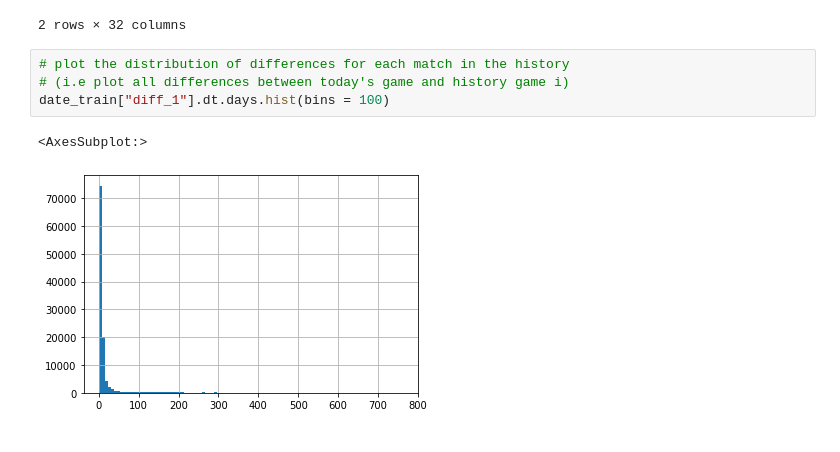
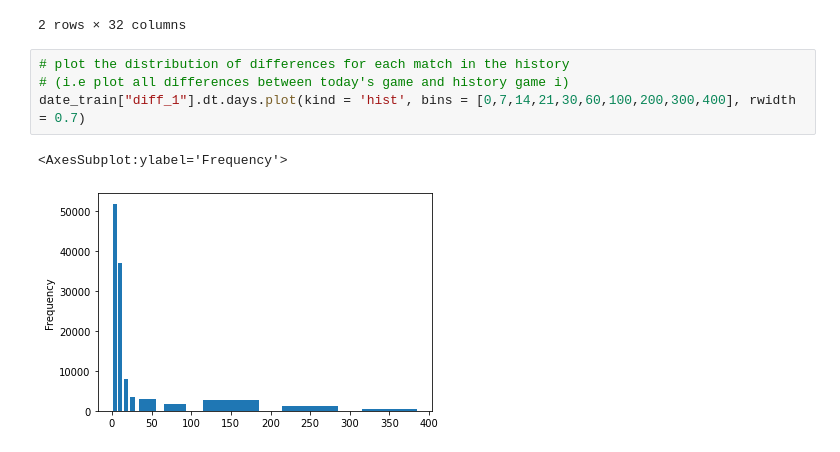
Before and after one commit to TuncYilmaz/Kaggle_Foot_Prob_Pred, a Jupyter notebook: data-preprocessing.ipynb, the cells around one changed output. Drawn from its saved outputs; the diff is of its cells as text.

```diff
--- a/data-preprocessing.ipynb
+++ b/data-preprocessing.ipynb
@@ -250,7 +250,7 @@ date_train.head(2)
 # %%
 # plot the distribution of differences for each match in the history
 # (i.e plot all differences between today's game and history game i)
-date_train["diff_1"].dt.days.hist(bins = 100)
+date_train["diff_1"].dt.days.plot(kind = 'hist', bins = [0,7,14,21,30,60,100,200,300,400], rwidth = 0.7)
 # %% [output]
-<AxesSubplot:>
+<AxesSubplot:ylabel='Frequency'>
-[figure, old version]
+[figure, new version]
```
Also changed, not shown: parts of 11 cells of this notebook.
